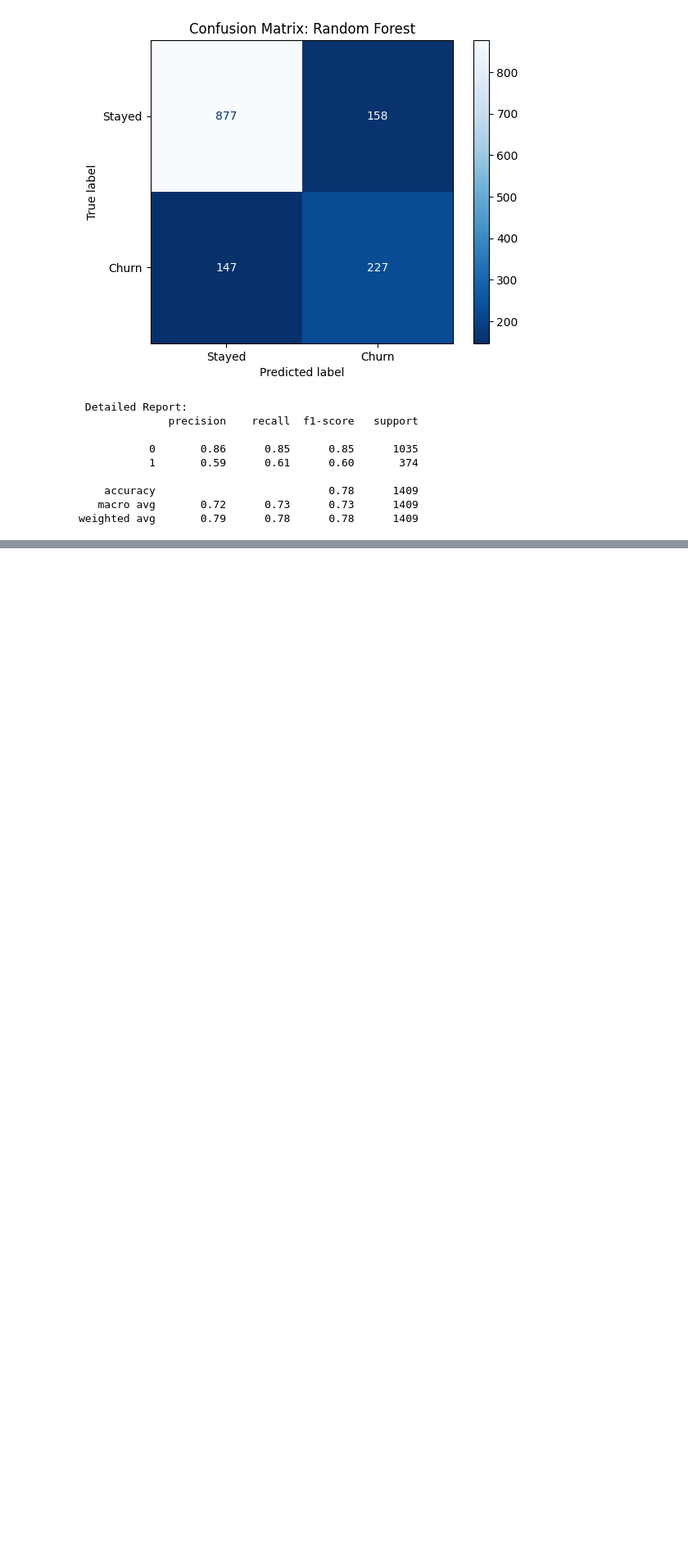
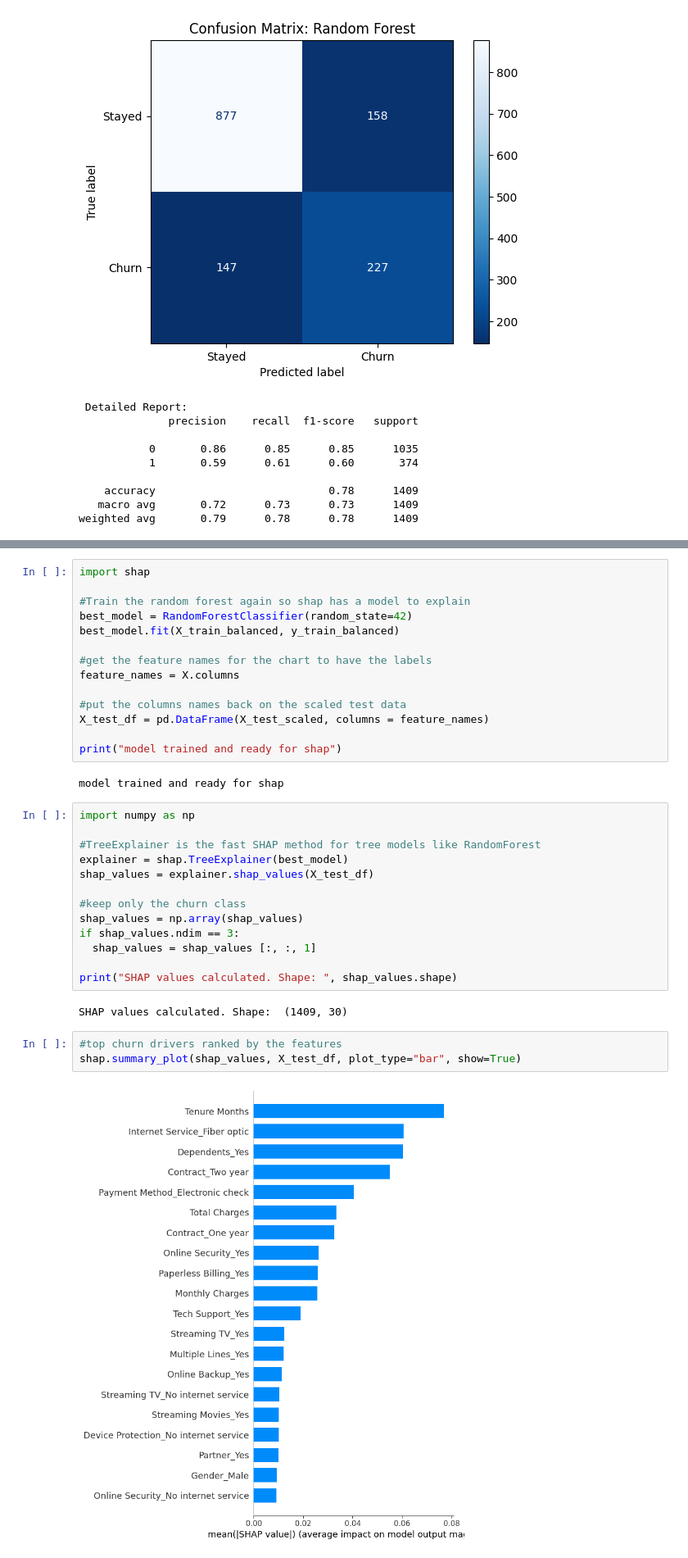
Before and after one commit to Mera-M02/Telco-Customer-Churn-Prediction, a Jupyter notebook: Telco_Churn_Prediction.ipynb, the cells around one changed output, grey strips where cells are left out. Shown at 82% size. Saved outputs shown, nothing was run; the diff lists cells and outputs as text; blank space fills up the shorter version.

Commit message:
Add SHAP analysis to identify key churn drivers

```diff
--- a/Telco_Churn_Prediction.ipynb
+++ b/Telco_Churn_Prediction.ipynb
@@ -320,0 +323,36 @@ weighted avg       0.79      0.78      0.78      1409
+# %%
+import shap
+
+#Train the random forest again so shap has a model to explain
+best_model = RandomForestClassifier(random_state=42)
+best_model.fit(X_train_balanced, y_train_balanced)
+
+#get the feature names for the chart to have the labels
+feature_names = X.columns
+
+#put the columns names back on the scaled test data
+X_test_df = pd.DataFrame(X_test_scaled, columns = feature_names)
+
+print("model trained and ready for shap")
+# %% [output]
+model trained and ready for shap
+# %%
+import numpy as np
+
+#TreeExplainer is the fast SHAP method for tree models like RandomForest
+explainer = shap.TreeExplainer(best_model)
+shap_values = explainer.shap_values(X_test_df)
+
+#keep only the churn class
+shap_values = np.array(shap_values)
+if shap_values.ndim == 3:
+  shap_values = shap_values [:, :, 1]
+
+print("SHAP values calculated. Shape: ", shap_values.shape)
+# %% [output]
+SHAP values calculated. Shape:  (1409, 30)
+# %%
+#top churn drivers ranked by the features
+shap.summary_plot(shap_values, X_test_df, plot_type="bar", show=True)
+# %% [output]
+[figure, added]
```
Also changed, not shown: parts of 3 cells of this notebook.
